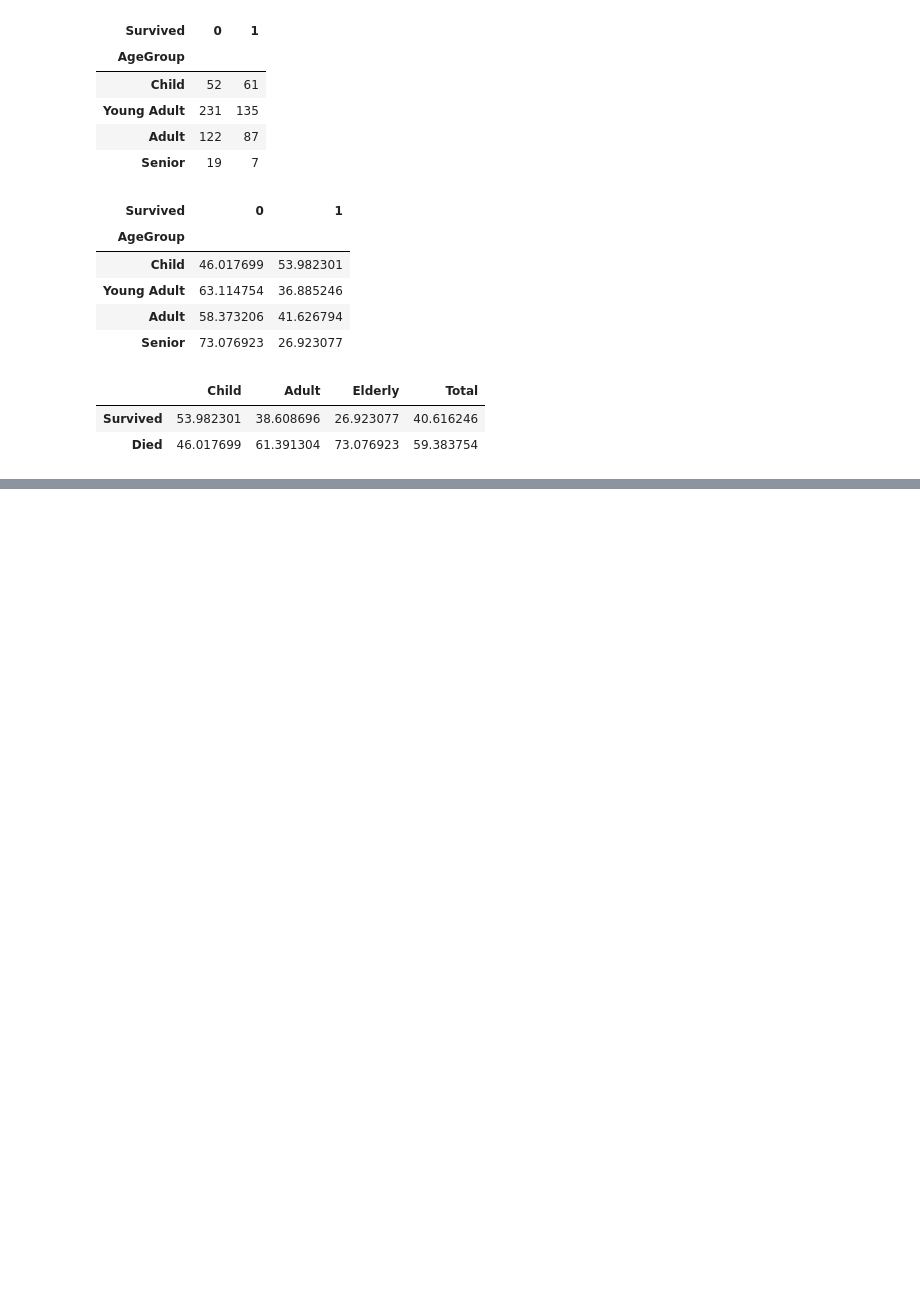
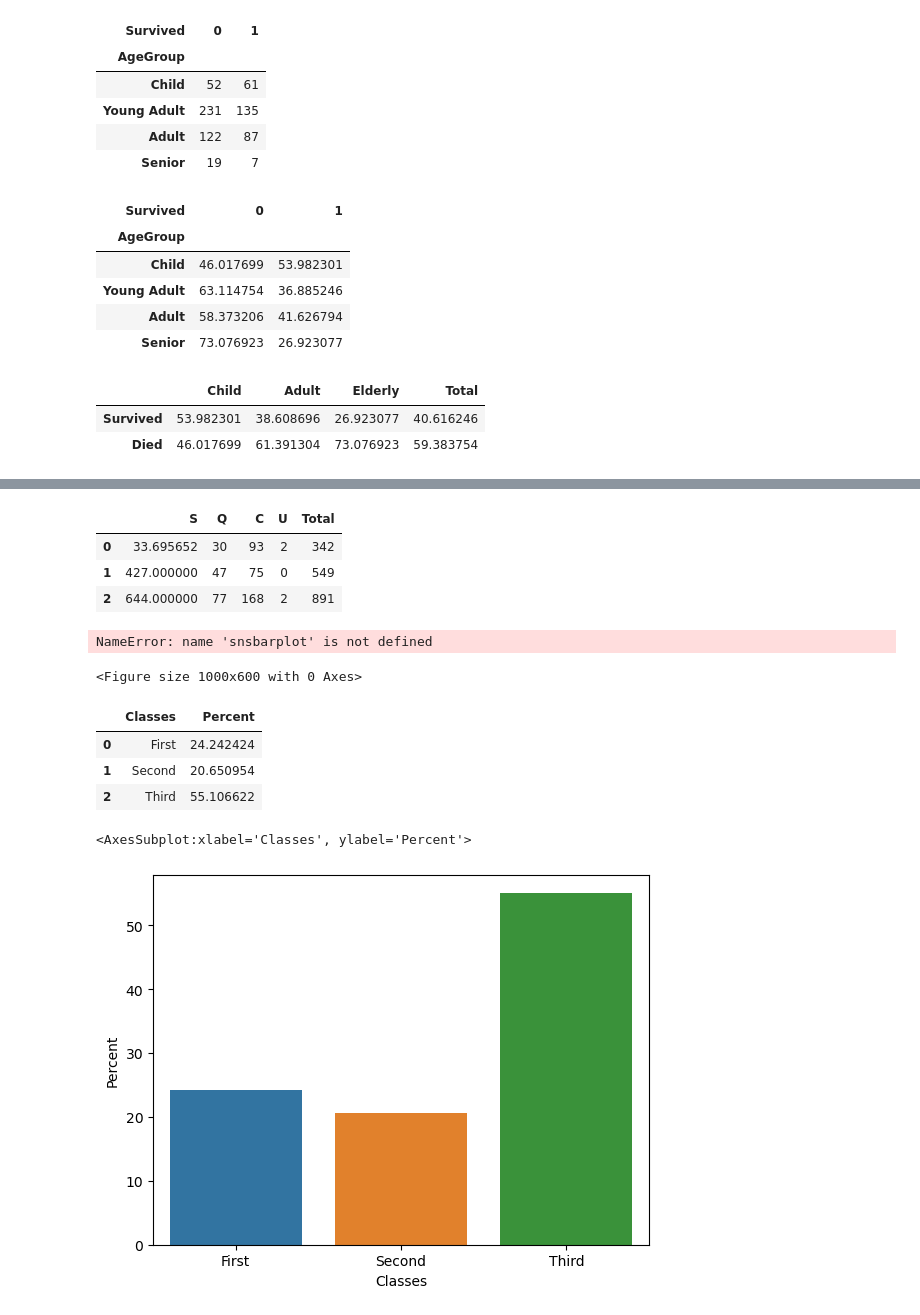
Before and after one commit to ReapersOne/AI, a Jupyter notebook: Semester 1/Titanic/Titanic.ipynb, the cells around one changed output, grey strips where cells are left out. Cells and saved outputs as stored; diff of their text form; code cells hidden in the pictures; blank space fills up the shorter version.

```diff
--- a/Semester 1/Titanic/Titanic.ipynb
+++ b/Semester 1/Titanic/Titanic.ipynb
@@ -441,0 +505,56 @@ df2.head()
+# %%
+conTable
+# %% [output]
+|  | S | Q | C | U | Total |
+| 0 | 33.695652 | 30 | 93 | 2 | 342 |
+| 1 | 427.000000 | 47 | 75 | 0 | 549 |
+| 2 | 644.000000 | 77 | 168 | 2 | 891 |
+# %%
+import pandas as pd
+import seaborn as sns
+import matplotlib.pyplot as plt
+
+titanic = pd.read_csv("titanic.csv")
+
+class_counts = titanic['Pclass'].value_counts(normalize=True) * 100
+
+plt.figure(figsize=(10, 6))
+snsbarplot(x=class_counts.index, y=class_counts.values, palette='flare')
+plt.title('Percentage of Passengers by Class')
+plt.xlabel('Class')
+plt.ylabel('Percentage of Passengers')
+plt.show()
+# %% [output]
+NameError: name 'snsbarplot' is not defined
+<Figure size 1000x600 with 0 Axes>
+# %%
+passengerClasses = {"First": 0, "Second": 0, "Third": 0}
+for passenger in df["Pclass"]:
+    if passenger == 1:
+        passengerClasses["First"] += 1
+    elif passenger == 2:
+        passengerClasses["Second"] += 1
+    elif passenger == 3:
+        passengerClasses["Third"] += 1
+percentClasses = {"First": (passengerClasses["First"]/len(df))*100,
+                 "Second": (passengerClasses["Second"]/len(df)*100),
+                 "Third": (passengerClasses["Third"]/len(df)*100)
+                 }
+freqTable = {
+    "Classes": ["First", "Second", "Third"],
+    "Percent": [percentClasses["First"],
+                percentClasses["Second"],
+                percentClasses["Third"]]
+}
+freqTable = pd.DataFrame(freqTable)
+freqTable.head()
+# %% [output]
+|  | Classes | Percent |
+| 0 | First | 24.242424 |
+| 1 | Second | 20.650954 |
+| 2 | Third | 55.106622 |
+# %%
+sns.barplot(data=freqTable, x="Classes", y="Percent")
+# %% [output]
+<AxesSubplot:xlabel='Classes', ylabel='Percent'>
+[figure, added]
```
Also changed, not shown: parts of 12 cells of this notebook.
